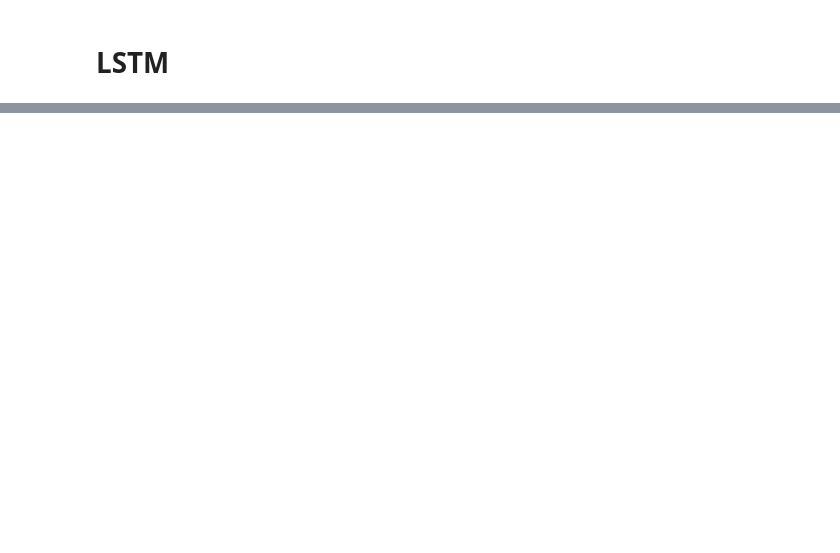
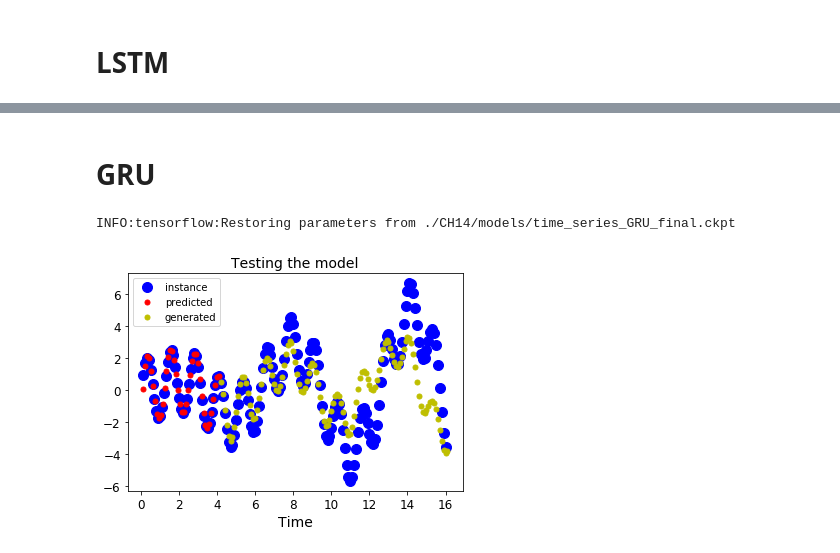
Before and after one commit to qlegrand/housing_handson_ml, a Jupyter notebook: CH14 - RNN .ipynb, the cells around one changed output, grey strips where cells are left out. Cells and saved outputs as stored; diff of their text form; code cells hidden in the pictures; blank space fills up the shorter version.

```diff
--- a/CH14 - RNN .ipynb
+++ b/CH14 - RNN .ipynb
@@ -590,0 +546,35 @@ INFO:tensorflow:Restoring parameters from ./CH14/models/time_series_LSTM_final.c
+# %% [markdown]
+# GRU
+# %%
+reset_graph()
+
+n_steps = 40
+n_inputs = 1
+n_neurons = 100
+n_outputs = 1
+
+learning_rate = 0.001
+
+X = tf.placeholder(tf.float32, [None, n_steps, n_inputs], name = "X")
+y = tf.placeholder(tf.float32, [None, n_steps, n_inputs])
+
+with tf.name_scope("network"):
+    basic_layer = tf.contrib.rnn.GRUCell(num_units=n_neurons)
+    rnn_output, states = tf.nn.dynamic_rnn(basic_layer, X, dtype=tf.float32)
+    stacked_rnn_output = tf.reshape(rnn_output, [-1, n_neurons])
+    stacked_output = tf.layers.dense(stacked_rnn_output, n_outputs)
+    outputs = tf.reshape(stacked_output, [-1, n_steps, n_outputs], name = "outputs")
+
+with tf.name_scope("loss"):
+    loss = tf.reduce_mean(tf.square(outputs - y))
+
+with tf.name_scope("trainer"):
+    optimizer = tf.train.AdamOptimizer(learning_rate=learning_rate)
+    training_op = optimizer.minimize(loss)
+
+
+init= tf.global_variables_initializer()
+
+saver = tf.train.Saver()
+
+MSE_summary = tf.summary.scalar('Train_MSE', loss)
@@ -590,0 +601,5 @@ INFO:tensorflow:Restoring parameters from ./CH14/models/time_series_LSTM_final.c
+# %%
+predict_and_generate("./CH14/models/time_series_GRU_final.ckpt", 120, n_steps, beginning = 0.)
+# %% [output]
+INFO:tensorflow:Restoring parameters from ./CH14/models/time_series_GRU_final.ckpt
+[figure, added]
```
Also changed, not shown: parts of 13 cells of this notebook, 24 other files.
